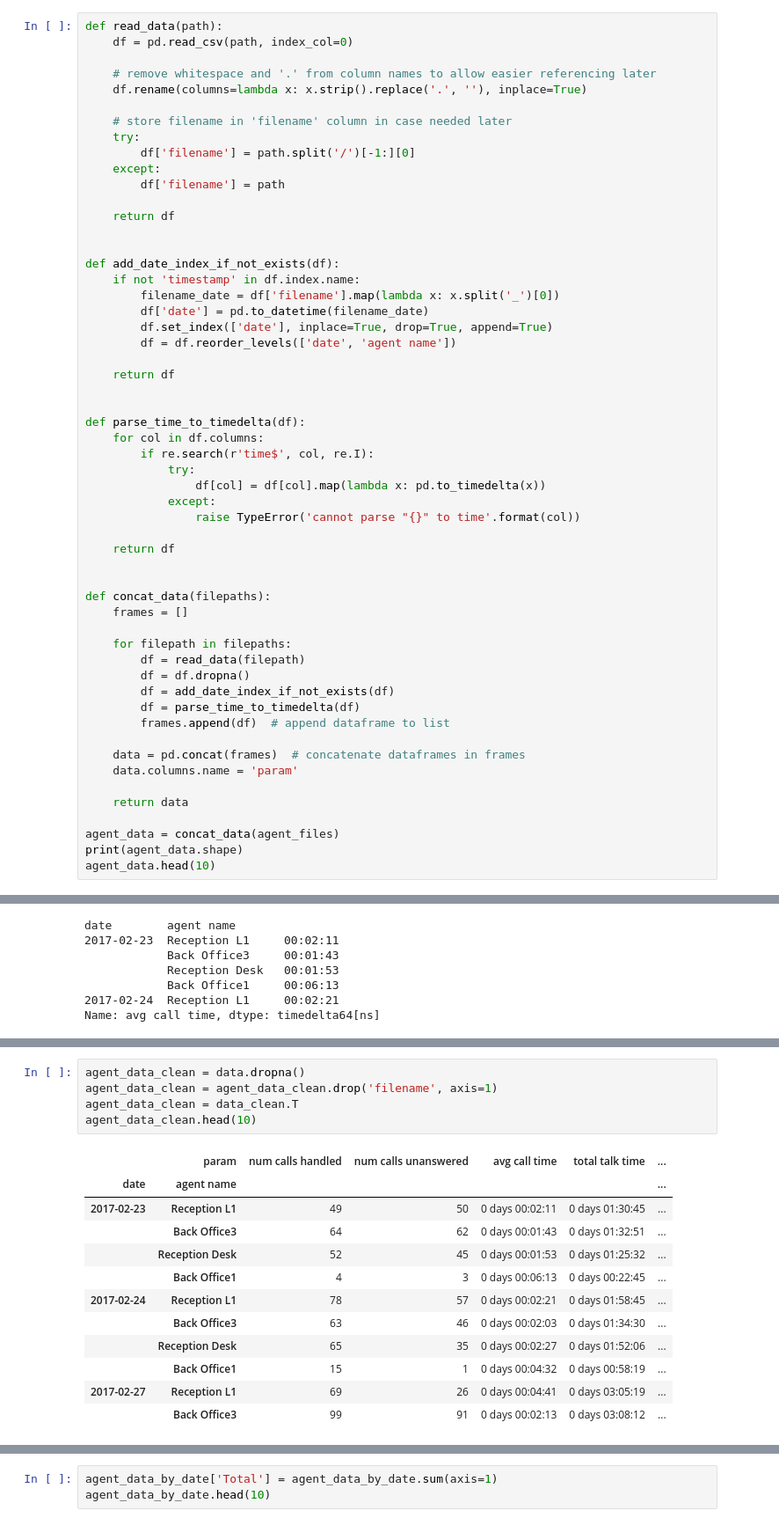
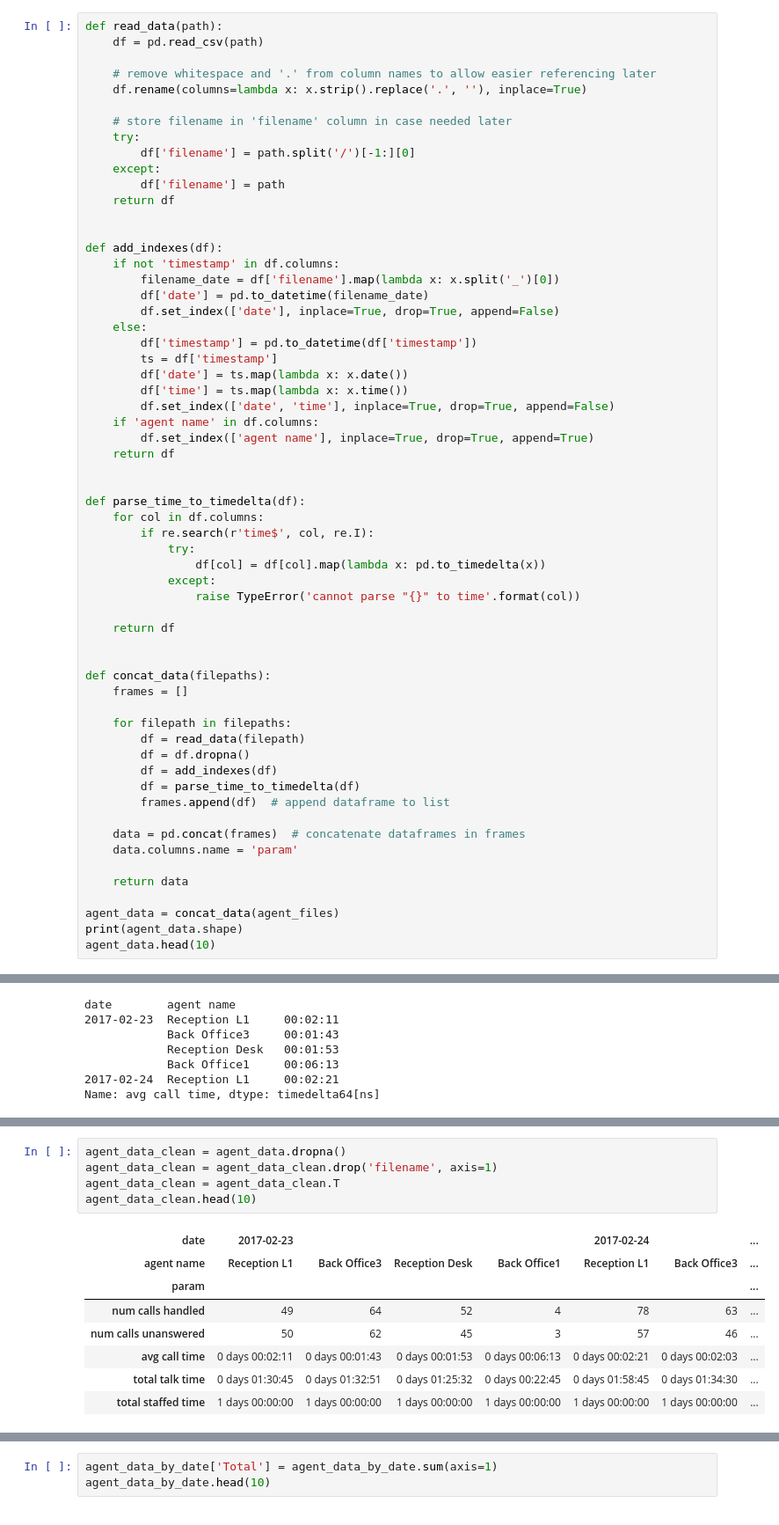
Before and after one commit to haematologic/clindev-phonecall, a Jupyter notebook: notebooks/Phonecall_challenge.ipynb, the cells around one changed output, grey strips where cells are left out. Shown at 88% size. Saved outputs shown, nothing was run; the diff lists cells and outputs as text.

```diff
--- a/notebooks/Phonecall_challenge.ipynb
+++ b/notebooks/Phonecall_challenge.ipynb
@@ -58,7 +58,7 @@ agent_files = get_filenames('../raw_data/', filt=('agent',))
 group_files = get_filenames('../raw_data/', filt=('group',))
 # %%
 def read_data(path):
-    df = pd.read_csv(path, index_col=0)
+    df = pd.read_csv(path)
 
     # remove whitespace and '.' from column names to allow easier referencing later
     df.rename(columns=lambda x: x.strip().replace('.', ''), inplace=True)
@@ -68,17 +68,22 @@ def read_data(path):
         df['filename'] = path.split('/')[-1:][0]
     except:
         df['filename'] = path
-
     return df
 
 
-def add_date_index_if_not_exists(df):
-    if not 'timestamp' in df.index.name:
+def add_indexes(df):
+    if not 'timestamp' in df.columns:
         filename_date = df['filename'].map(lambda x: x.split('_')[0])
         df['date'] = pd.to_datetime(filename_date)
-        df.set_index(['date'], inplace=True, drop=True, append=True)
-        df = df.reorder_levels(['date', 'agent name'])
-
+        df.set_index(['date'], inplace=True, drop=True, append=False)
+    else:
+        df['timestamp'] = pd.to_datetime(df['timestamp'])
+        ts = df['timestamp']
+        df['date'] = ts.map(lambda x: x.date())
+        df['time'] = ts.map(lambda x: x.time())
+        df.set_index(['date', 'time'], inplace=True, drop=True, append=False)
+    if 'agent name' in df.columns:
+        df.set_index(['agent name'], inplace=True, drop=True, append=True)
     return df
 
 
@@ -99,7 +104,7 @@ def concat_data(filepaths):
     for filepath in filepaths:
         df = read_data(filepath)
         df = df.dropna()
-        df = add_date_index_if_not_exists(df)
+        df = add_indexes(df)
         df = parse_time_to_timedelta(df)
         frames.append(df)  # append dataframe to list
 
@@ -138,18 +154,14 @@ Name: avg call time, dtype: timedelta64[ns]
 # %%
-agent_data_clean = data.dropna()
+agent_data_clean = agent_data.dropna()
 agent_data_clean = agent_data_clean.drop('filename', axis=1)
-agent_data_clean = data_clean.T
+agent_data_clean = agent_data_clean.T
 agent_data_clean.head(10)
 # %% [output]
-|  | param | num calls handled | num calls unanswered | avg call time | total talk time | ... |
-| date | agent name |  |  |  |  | ... |
-| 2017-02-23 | Reception L1 | 49 | 50 | 0 days 00:02:11 | 0 days 01:30:45 | ... |
-|  | Back Office3 | 64 | 62 | 0 days 00:01:43 | 0 days 01:32:51 | ... |
-|  | Reception Desk | 52 | 45 | 0 days 00:01:53 | 0 days 01:25:32 | ... |
-|  | Back Office1 | 4 | 3 | 0 days 00:06:13 | 0 days 00:22:45 | ... |
-| 2017-02-24 | Reception L1 | 78 | 57 | 0 days 00:02:21 | 0 days 01:58:45 | ... |
-|  | Back Office3 | 63 | 46 | 0 days 00:02:03 | 0 days 01:34:30 | ... |
-|  | Reception Desk | 65 | 35 | 0 days 00:02:27 | 0 days 01:52:06 | ... |
-|  | Back Office1 | 15 | 1 | 0 days 00:04:32 | 0 days 00:58:19 | ... |
-| 2017-02-27 | Reception L1 | 69 | 26 | 0 days 00:04:41 | 0 days 03:05:19 | ... |
-|  | Back Office3 | 99 | 91 | 0 days 00:02:13 | 0 days 03:08:12 | ... |
+| date | 2017-02-23 |  |  |  | 2017-02-24 |  | ... |
+| agent name | Reception L1 | Back Office3 | Reception Desk | Back Office1 | Reception L1 | Back Office3 | ... |
+| param |  |  |  |  |  |  | ... |
+| num calls handled | 49 | 64 | 52 | 4 | 78 | 63 | ... |
+| num calls unanswered | 50 | 62 | 45 | 3 | 57 | 46 | ... |
+| avg call time | 0 days 00:02:11 | 0 days 00:01:43 | 0 days 00:01:53 | 0 days 00:06:13 | 0 days 00:02:21 | 0 days 00:02:03 | ... |
+| total talk time | 0 days 01:30:45 | 0 days 01:32:51 | 0 days 01:25:32 | 0 days 00:22:45 | 0 days 01:58:45 | 0 days 01:34:30 | ... |
+| total staffed time | 1 days 00:00:00 | 1 days 00:00:00 | 1 days 00:00:00 | 1 days 00:00:00 | 1 days 00:00:00 | 1 days 00:00:00 | ... |
```
Also changed, not shown: parts of 25 cells of this notebook.
